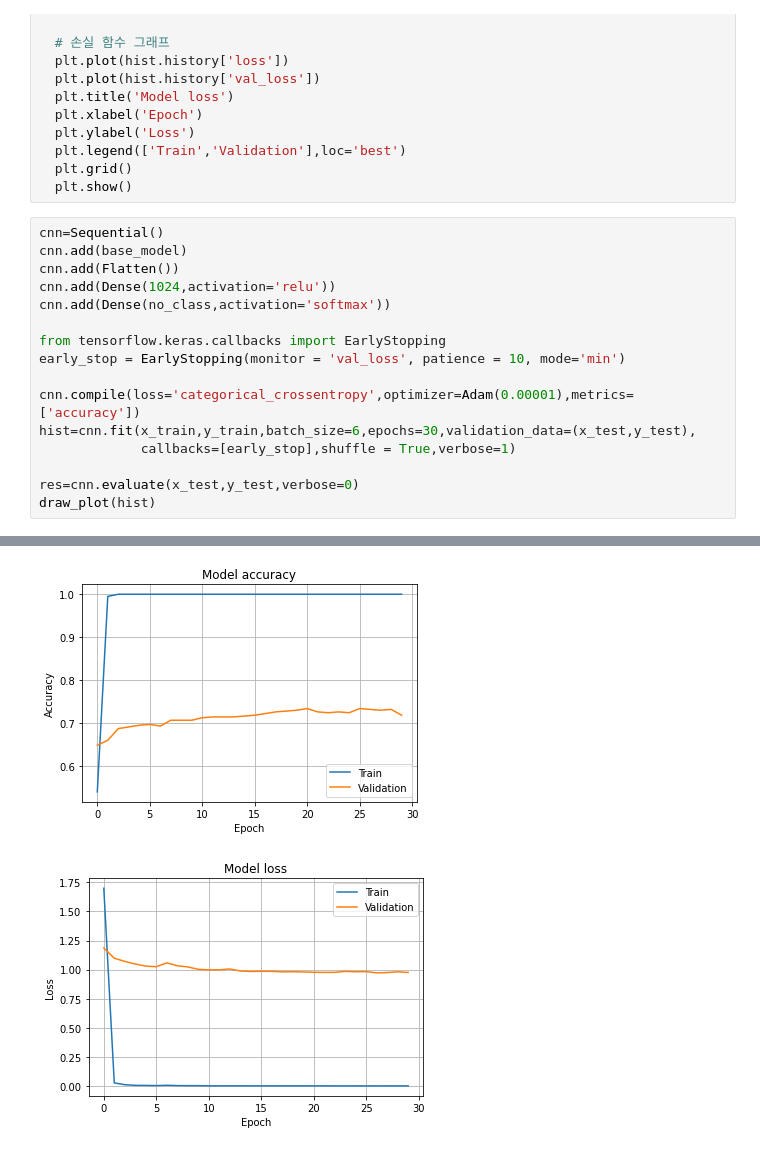
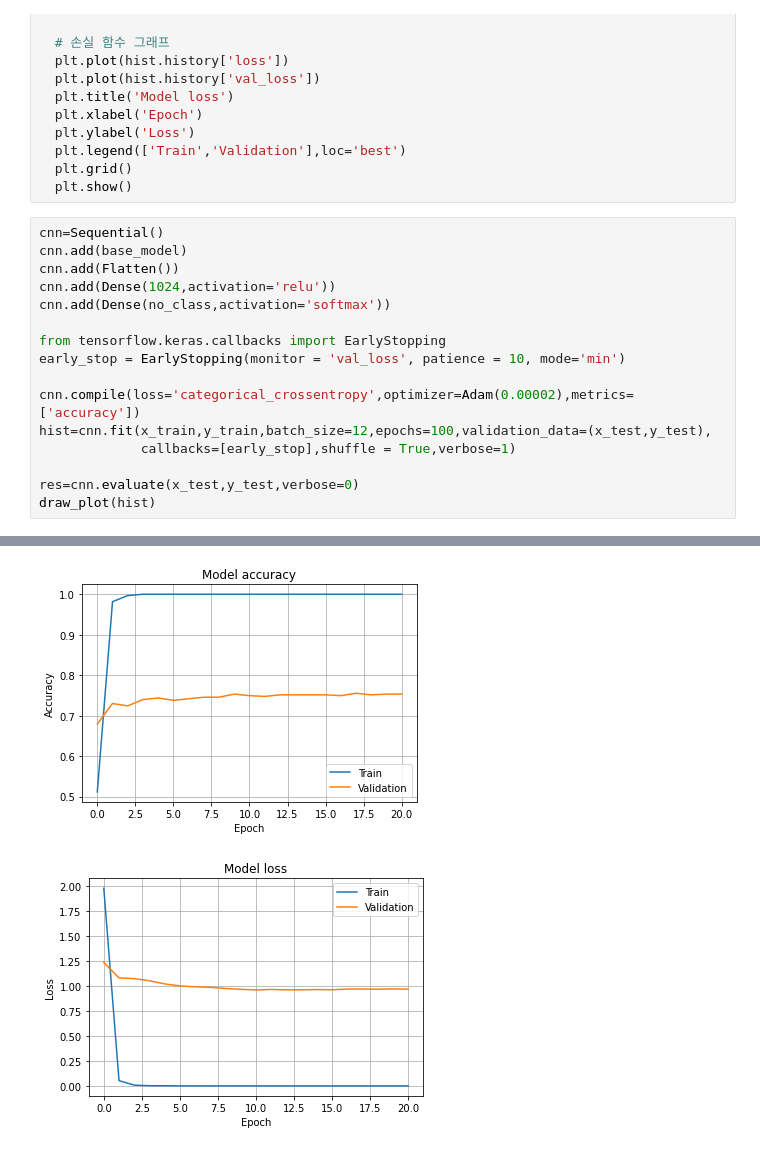
Before and after one commit to jjyjung/ai, a Jupyter notebook: tf_keras_CNN_CU200.ipynb, the cells around one changed output, grey strips where cells are left out. Cells and saved outputs as stored; diff of their text form.

```diff
--- a/tf_keras_CNN_CU200.ipynb
+++ b/tf_keras_CNN_CU200.ipynb
@@ -213,8 +195,8 @@ cnn.add(Dense(no_class,activation='softmax'))
 from tensorflow.keras.callbacks import EarlyStopping
 early_stop = EarlyStopping(monitor = 'val_loss', patience = 10, mode='min')
 
-cnn.compile(loss='categorical_crossentropy',optimizer=Adam(0.00001),metrics=['accuracy'])
-hist=cnn.fit(x_train,y_train,batch_size=6,epochs=30,validation_data=(x_test,y_test),
+cnn.compile(loss='categorical_crossentropy',optimizer=Adam(0.00002),metrics=['accuracy'])
+hist=cnn.fit(x_train,y_train,batch_size=12,epochs=100,validation_data=(x_test,y_test),
              callbacks=[early_stop],shuffle = True,verbose=1)
 
 res=cnn.evaluate(x_test,y_test,verbose=0)
@@ -240,5 +222,5 @@ Epoch 30/30
-[figure, old version]
+[figure, new version]
-[figure, old version]
+[figure, new version]
 # %%
 # 테스트 집합
 res = cnn.predict(x_test)
```
Also changed, not shown: parts of 7 cells of this notebook.
